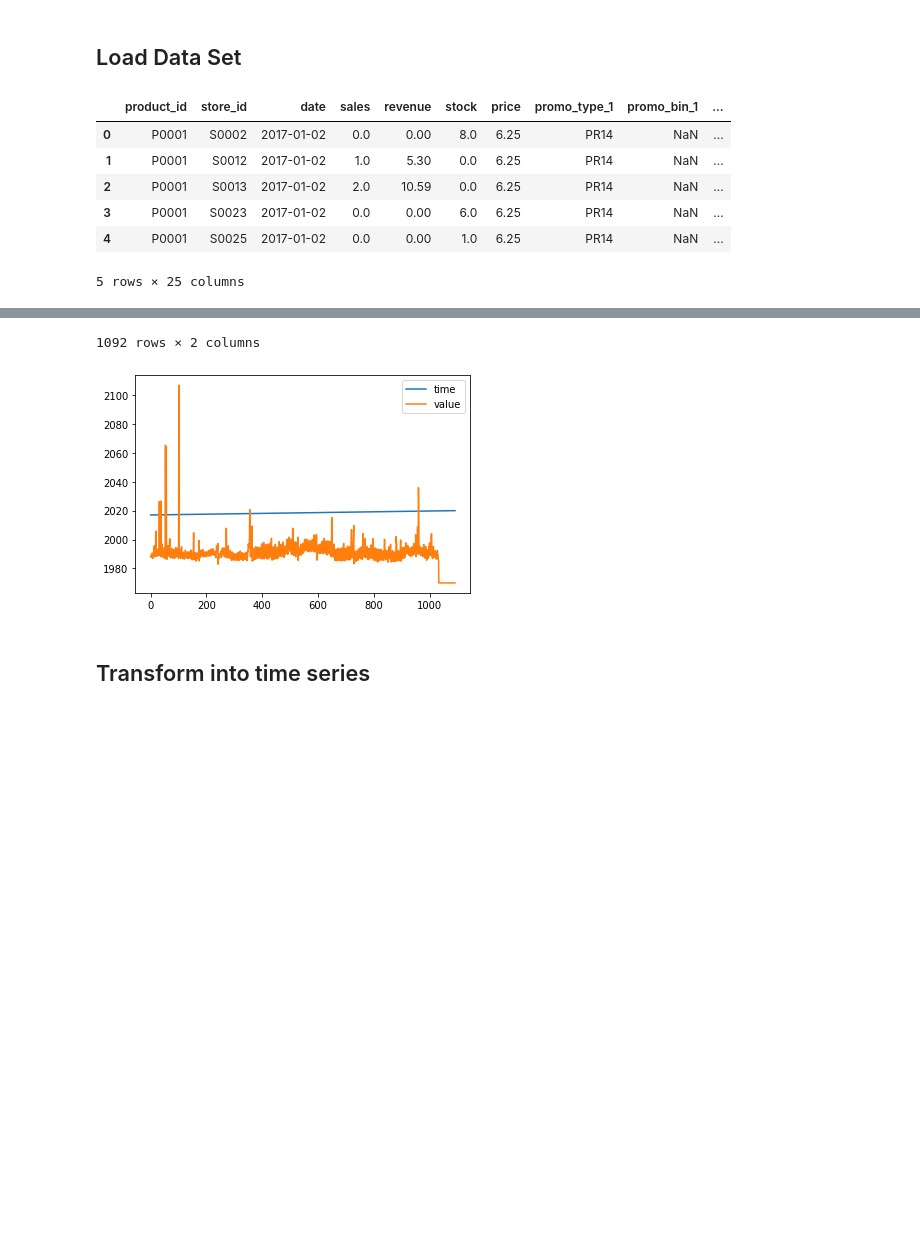
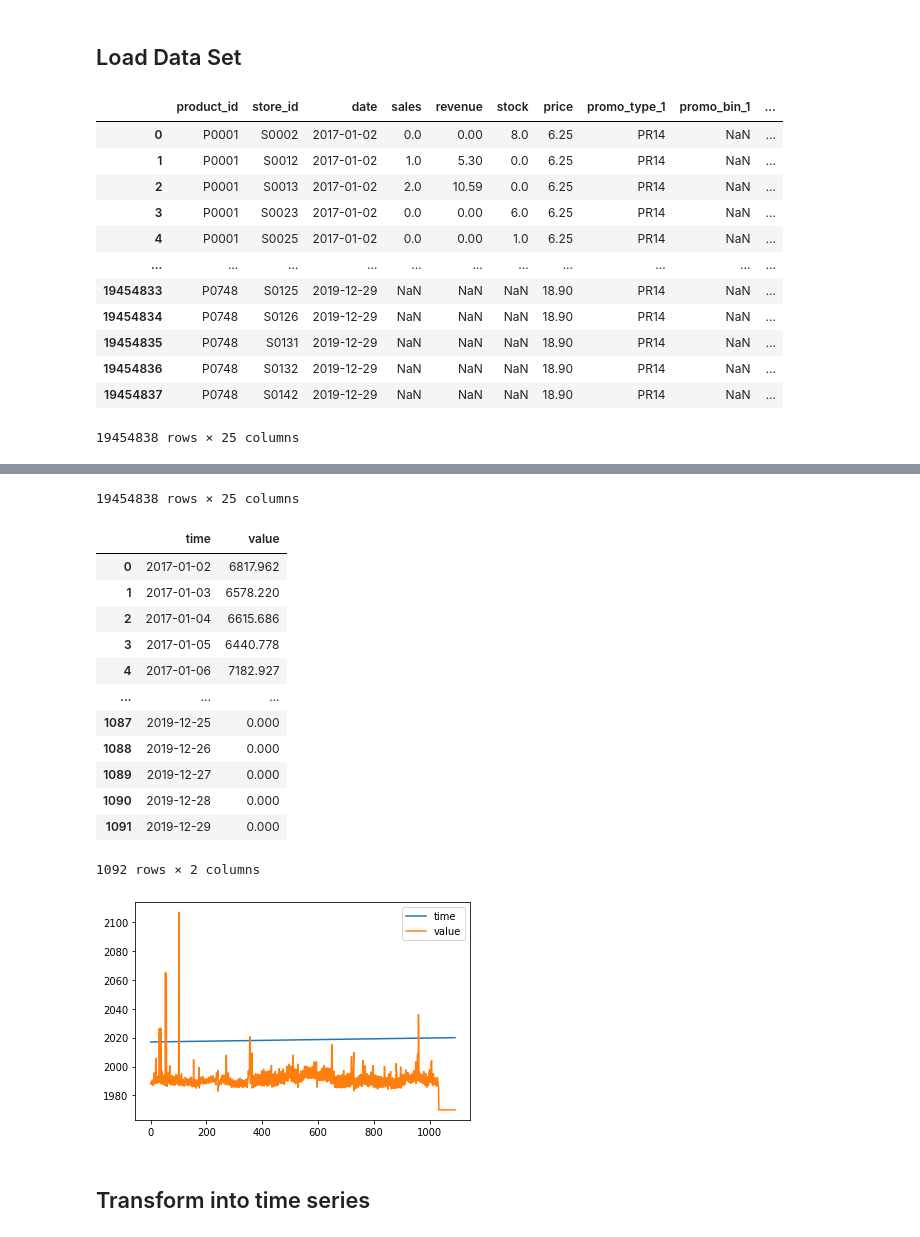
Before and after one commit to Schwabinger-Exzellenzcluster/instasights, a Jupyter notebook: backend/notebooks/notebook.ipynb, the cells around one changed output, grey strips where cells are left out. Cells and saved outputs as stored; diff of their text form; code cells hidden in the pictures; blank space fills up the shorter version.

```diff
--- a/backend/notebooks/notebook.ipynb
+++ b/backend/notebooks/notebook.ipynb
@@ -17,46 +17,55 @@ from kats.consts import TimeSeriesData
 # %%
 df_stores = pd.read_csv('../dataset/turkish_retail_data/store_cities.csv',
                         delimiter=',',
-                        dtype={'store_id':'category',
-                               'storetype_id':'category',
-                               'city_id':'category'})
+                        dtype={'store_id': 'category',
+                               'storetype_id': 'category',
+                               'city_id': 'category'})
 df_sales = pd.read_csv('../dataset/turkish_retail_data/sales.csv',
                        delimiter=',',
-                       dtype={"product_id":"category",
-                              "store_id":"category",
-                              "promo_type_1":"category",
-                              "promo_bin_1":"category",
-                              "promo_type_2":"category",
-                              "promo_bin_2":"category",
-                              "promo_discount_2":"category",
-                              "promo_discount_type_2":"category"},
+                       dtype={"product_id": "category",
+                              "store_id": "category",
+                              "promo_type_1": "category",
+                              "promo_bin_1": "category",
+                              "promo_type_2": "category",
+                              "promo_bin_2": "category",
+                              "promo_discount_2": "category",
+                              "promo_discount_type_2": "category"},
                        parse_dates=["date"])
 df_product_hierachy = pd.read_csv('../dataset/turkish_retail_data/product_hierarchy.csv',
-                                 delimiter= ',',
-                                 dtype={'product_id':'category',
-                                        'cluster_id':'category',
-                                        'hierarchy1_id':'category',
-                                        'hierarchy2_id':'category',
-                                        'hierarchy3_id':'category',
-                                        'hierarchy4_id':'category',
-                                        'hierarchy5_id':'category'})
+                                  delimiter=',',
+                                  dtype={'product_id': 'category',
+                                         'cluster_id': 'category',
+                                         'hierarchy1_id': 'category',
+                                         'hierarchy2_id': 'category',
+                                         'hierarchy3_id': 'category',
+                                         'hierarchy4_id': 'category',
+                                         'hierarchy5_id': 'category'})
 
-df_sales = df_sales.join(df_stores.set_index('store_id'), on = 'store_id')
+df_sales = df_sales.join(df_stores.set_index('store_id'), on='store_id')
 df_sales = df_sales.join(df_product_hierachy.set_index('product_id'), on='product_id')
-display(df_sales.head())
 
-ts_global_sales = df_sales.groupby(by=['date'])['sales'].sum()
-ts_global_sales = ts_global_sales.to_frame().reset_index()
+display(df_sales)
+
+ts_global_sales = df_sales.groupby(by=['date'])['sales'].sum().reset_index()
+
+display(df_sales)
+
 ts_global_sales = ts_global_sales.rename(columns={'date': 'time', 'sales': 'value'})
 
 ts_global_sales.plot()
 display(ts_global_sales)
 plt.show()
 # %% [output]
 |  | product_id | store_id | date | sales | revenue | stock | price | promo_type_1 | promo_bin_1 | ... |
 | 0 | P0001 | S0002 | 2017-01-02 | 0.0 | 0.00 | 8.0 | 6.25 | PR14 | NaN | ... |
 | 1 | P0001 | S0012 | 2017-01-02 | 1.0 | 5.30 | 0.0 | 6.25 | PR14 | NaN | ... |
 | 2 | P0001 | S0013 | 2017-01-02 | 2.0 | 10.59 | 0.0 | 6.25 | PR14 | NaN | ... |
 | 3 | P0001 | S0023 | 2017-01-02 | 0.0 | 0.00 | 6.0 | 6.25 | PR14 | NaN | ... |
 | 4 | P0001 | S0025 | 2017-01-02 | 0.0 | 0.00 | 1.0 | 6.25 | PR14 | NaN | ... |
+| ... | ... | ... | ... | ... | ... | ... | ... | ... | ... | ... |
+| 19454833 | P0748 | S0125 | 2019-12-29 | NaN | NaN | NaN | 18.90 | PR14 | NaN | ... |
+| 19454834 | P0748 | S0126 | 2019-12-29 | NaN | NaN | NaN | 18.90 | PR14 | NaN | ... |
+| 19454835 | P0748 | S0131 | 2019-12-29 | NaN | NaN | NaN | 18.90 | PR14 | NaN | ... |
+| 19454836 | P0748 | S0132 | 2019-12-29 | NaN | NaN | NaN | 18.90 | PR14 | NaN | ... |
+| 19454837 | P0748 | S0142 | 2019-12-29 | NaN | NaN | NaN | 18.90 | PR14 | NaN | ... |
-5 rows × 25 columns
+19454838 rows × 25 columns
@@ -75,4 +84,17 @@ plt.show()
-1092 rows × 2 columns
+19454838 rows × 25 columns
+|  | time | value |
+| 0 | 2017-01-02 | 6817.962 |
+| 1 | 2017-01-03 | 6578.220 |
+| 2 | 2017-01-04 | 6615.686 |
+| 3 | 2017-01-05 | 6440.778 |
+| 4 | 2017-01-06 | 7182.927 |
+| ... | ... | ... |
+| 1087 | 2019-12-25 | 0.000 |
+| 1088 | 2019-12-26 | 0.000 |
+| 1089 | 2019-12-27 | 0.000 |
+| 1090 | 2019-12-28 | 0.000 |
+| 1091 | 2019-12-29 | 0.000 |
+1092 rows × 2 columns
 [figure]
 # %% [markdown]
 ## Transform into time series
```
Also changed, not shown: parts of 8 cells of this notebook.
